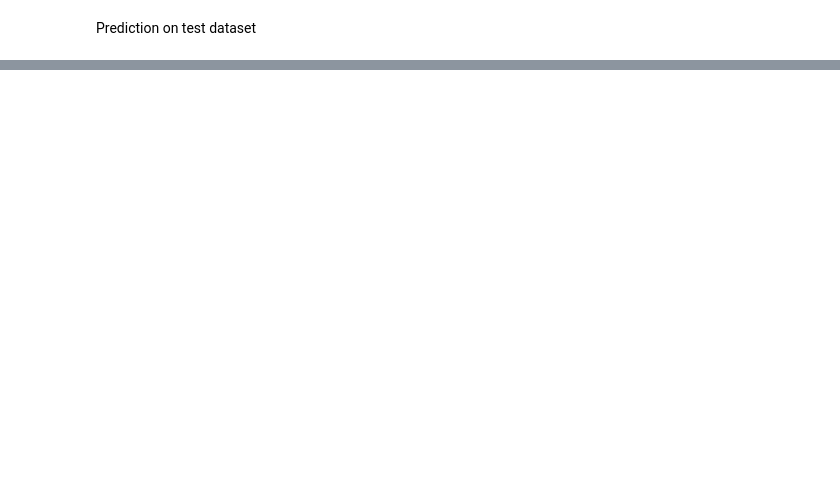
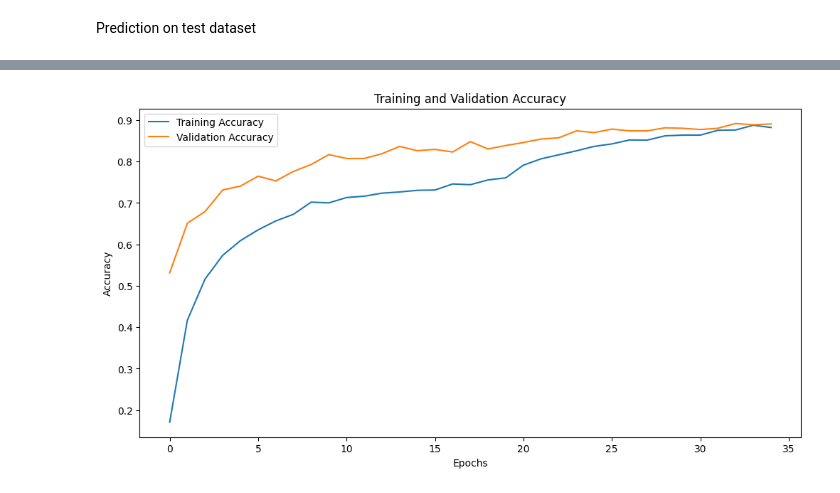
Before and after one commit to Dhurbaach/Plantrecognize-model, a Jupyter notebook: mobilenetmodel.ipynb, the cells around one changed output, grey strips where cells are left out. Cells and saved outputs as stored; diff of their text form; code cells hidden in the pictures; blank space fills up the shorter version.

Commit message:
new training datasets

```diff
--- a/mobilenetmodel.ipynb
+++ b/mobilenetmodel.ipynb
@@ -65,14 +86,25 @@ model = Model(inputs=base_model.input, outputs=predictions)
 model.compile(optimizer=Adam(learning_rate=0.001), loss='sparse_categorical_crossentropy', metrics=['accuracy'])
 
 #Callback for early stopping
-checkpoint=ModelCheckpoint('best_model.h5', monitor='val_accuracy', save_best_only=True, verbose=1)
+checkpoint=ModelCheckpoint('best_model.keras', monitor='val_accuracy', save_best_only=True, verbose=1)
 early_stopping=EarlyStopping(monitor='val_accuracy', patience=5, restore_best_weights=True)
 # %% [markdown]
 Training the model
 # %%
 #Training the model
-history=model.fit(train_ds,
-validation_data=val_ds,
-epochs=10,
-callbacks=[checkpoint, early_stopping])
+start_time = time.time()
+
+history = model.fit(
+    train_ds,
+    validation_data=val_ds,
+    epochs=20,
+    callbacks=[checkpoint, early_stopping]
+)
+
+end_time = time.time()
+
+total_time = end_time - start_time
+
+print(f"\nTotal training time: {total_time:.2f} seconds")
+print(f"Total training time: {total_time/60:.2f} minutes")
 # %% [output]
@@ -117,6 +132,9 @@ WARNING:absl:You are saving your model as an HDF5 file via `model.save()` or `ke
 base_model.trainable = True
 for layer in base_model.layers[:-40]:
     layer.trainable = False
+for layer in base_model.layers:
+    if isinstance(layer, tf.keras.layers.BatchNormalization):
+        layer.trainable = False
 
 #Recompile the model with a lower learning rate for fine-tuning
 model.compile(optimizer=Adam(learning_rate=1e-5),
@@ -135,9 +153,16 @@ early_stop_finetune=tf.keras.callbacks.EarlyStopping(
     patience=5,
     restore_best_weights=True)
 
+start_time = time.time()
+
 #Fine-tune for a few epochs
 history_finetune=model.fit(train_ds,
  validation_data=val_ds,
- epochs=10,
+ epochs=15,
  callbacks=[checkpoint_finetune, early_stop_finetune])
+
+end_time = time.time()
+total_time_finetune = end_time - start_time
+print(f"\nTotal fine-tuning time: {total_time_finetune:.2f} seconds")
+print(f"Total fine-tuning time: {total_time_finetune/60:.2f} minutes")
 # %% [output]
@@ -245,0 +252,12 @@ plt.show()
+# %%
+#plotting the training and validation accuracy
+plt.figure(figsize=(12, 6))
+plt.plot(history.history['accuracy'] + history_finetune.history['accuracy'], label='Training Accuracy')
+plt.plot(history.history['val_accuracy'] + history_finetune.history['val_accuracy'], label='Validation Accuracy')
+plt.xlabel('Epochs')
+plt.ylabel('Accuracy')
+plt.title('Training and Validation Accuracy')
+plt.legend()
+plt.show()
+# %% [output]
+[figure, added]
```
Also changed, not shown: parts of 19 cells of this notebook, 13 other files.
